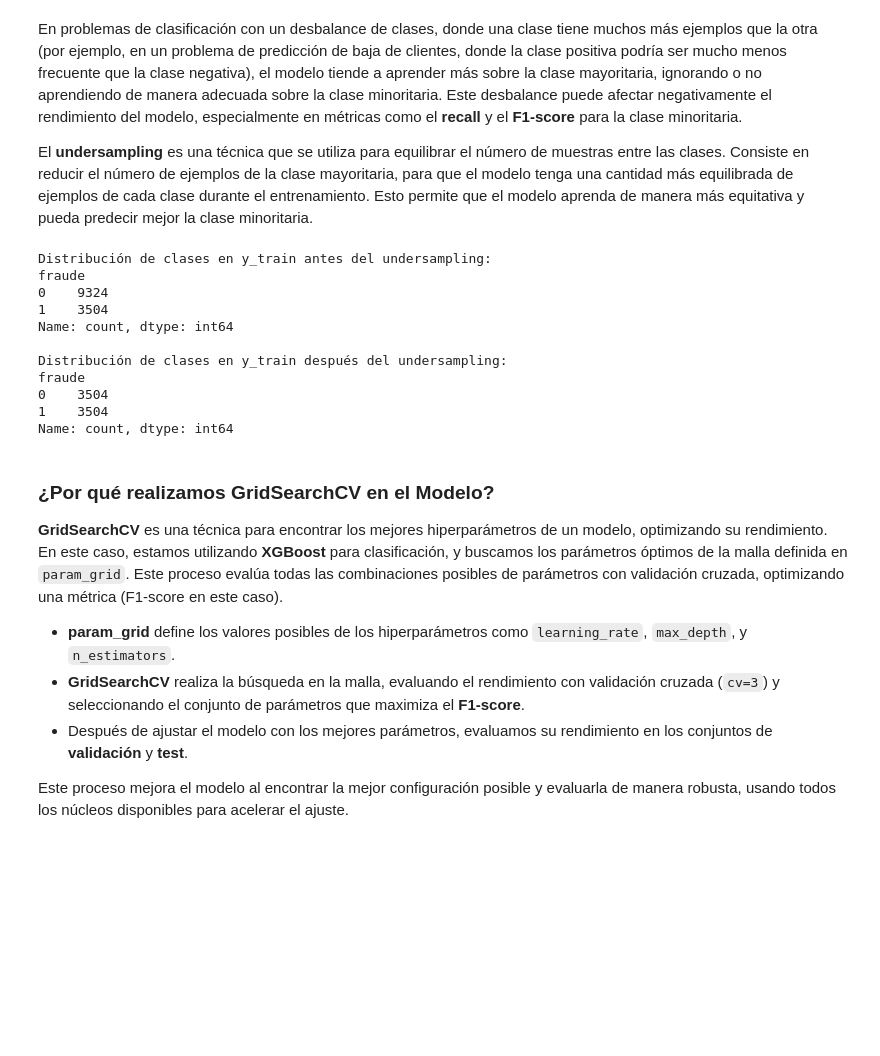
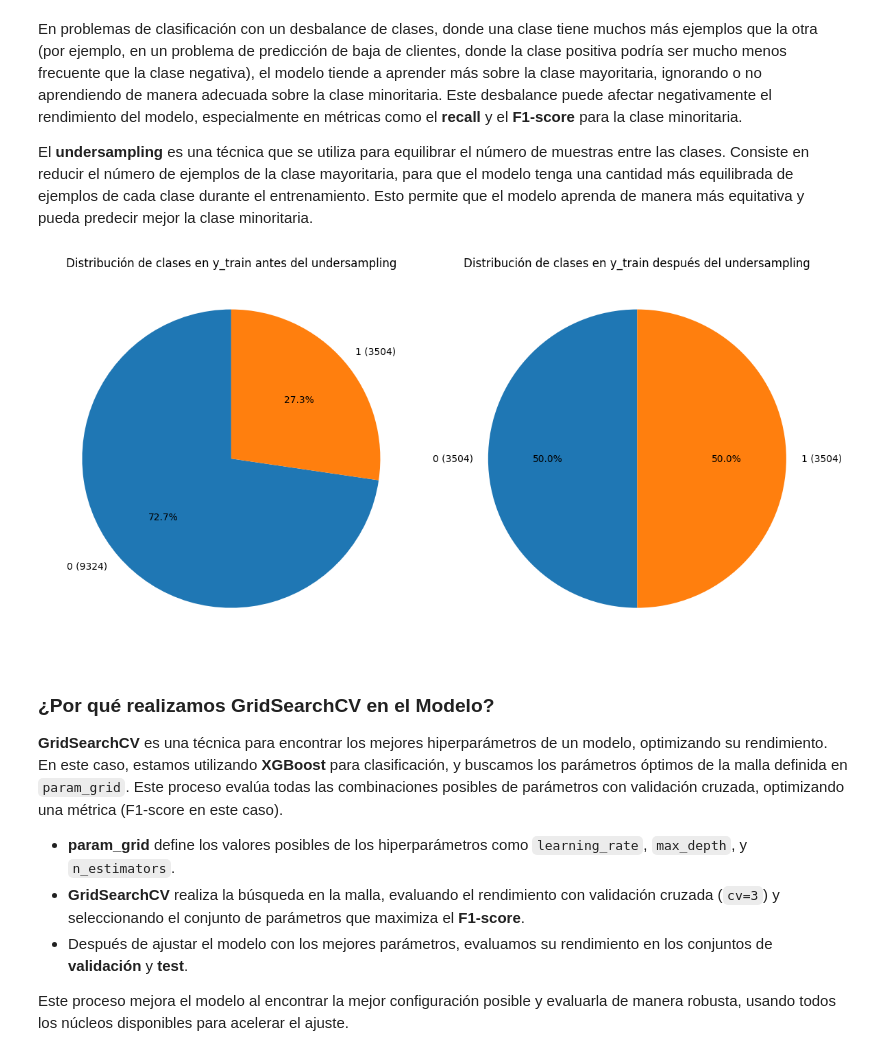
Before and after one commit to JHONCE79/Fraud-Model-Machine-Larning, a Jupyter notebook: EDA.ipynb, the cells around one changed output. Drawn from its saved outputs; the diff is of its cells as text; code cells hidden in the pictures; blank space fills up the shorter version.

Commit message:
Add_diagram

```diff
--- a/EDA.ipynb
+++ b/EDA.ipynb
@@ -472,26 +472,29 @@ len(X_train) , len(X_val) , len(X_test)
 En problemas de clasificación con un desbalance de clases, donde una clase tiene muchos más ejemplos que la otra (por ejemplo, en un problema de predicción de baja de clientes, donde la clase positiva podría ser mucho menos frecuente que la clase negativa), el modelo tiende a aprender más sobre la clase mayoritaria, ignorando o no aprendiendo de manera adecuada sobre la clase minoritaria. Este desbalance puede afectar negativamente el rendimiento del modelo, especialmente en métricas como el **recall** y el **F1-score** para la clase minoritaria.
 
 El **undersampling** es una técnica que se utiliza para equilibrar el número de muestras entre las clases. Consiste en reducir el número de ejemplos de la clase mayoritaria, para que el modelo tenga una cantidad más equilibrada de ejemplos de cada clase durante el entrenamiento. Esto permite que el modelo aprenda de manera más equitativa y pueda predecir mejor la clase minoritaria.
-# %%
-undersampler = RandomUnderSampler(random_state=42)
-X_train_resampled, y_train_resampled = undersampler.fit_resample(X_train, y_train)
-
-print("Distribución de clases en y_train antes del undersampling:")
-print(y_train.value_counts())
-print("\nDistribución de clases en y_train después del undersampling:")
-print(pd.Series(y_train_resampled).value_counts())
-# %% [output]
-Distribución de clases en y_train antes del undersampling:
-fraude
-0    9324
-1    3504
-Name: count, dtype: int64
-
-Distribución de clases en y_train después del undersampling:
-fraude
-0    3504
-1    3504
-Name: count, dtype: int64
+# %%
+undersampler = RandomUnderSampler(random_state=42)
+X_train_resampled, y_train_resampled = undersampler.fit_resample(X_train, y_train)
+
+# Función para mostrar cantidad y porcentaje en el gráfico de torta
+def pie_with_count_and_percentage(ax, data, title):
+    counts = data.value_counts()
+    labels = [f"{label} ({count})" for label, count in zip(counts.index, counts)]
+    ax.pie(counts, labels=labels, autopct='%1.1f%%', startangle=90)
+    ax.set_title(title)
+
+fig, axes = plt.subplots(1, 2, figsize=(12, 6))
+
+# Gráfico de torta antes del undersampling
+pie_with_count_and_percentage(axes[0], y_train, 'Distribución de clases en y_train antes del undersampling')
+
+# Gráfico de torta después del undersampling
+pie_with_count_and_percentage(axes[1], pd.Series(y_train_resampled), 'Distribución de clases en y_train después del undersampling')
+
+plt.tight_layout()
+plt.show()
+# %% [output]
+[figure, added]
 # %% [markdown]
 ### ¿Por qué realizamos GridSearchCV en el Modelo?
 
```
